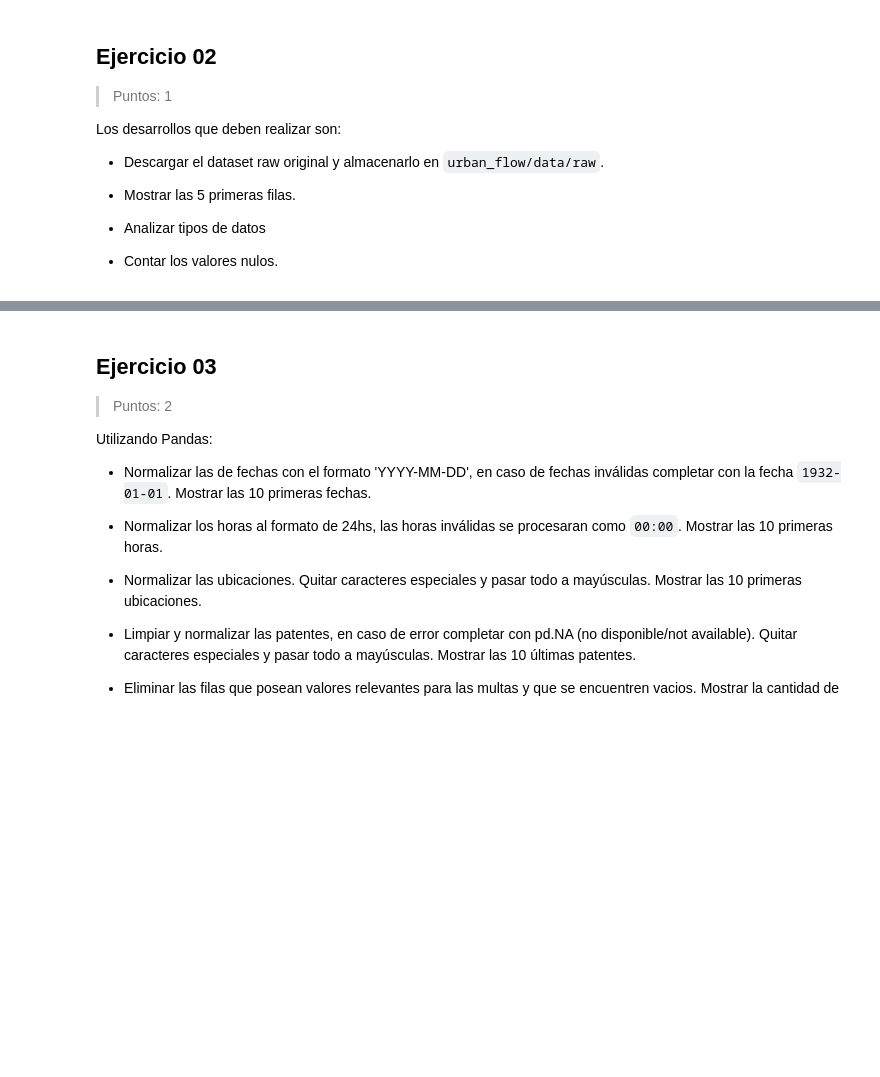
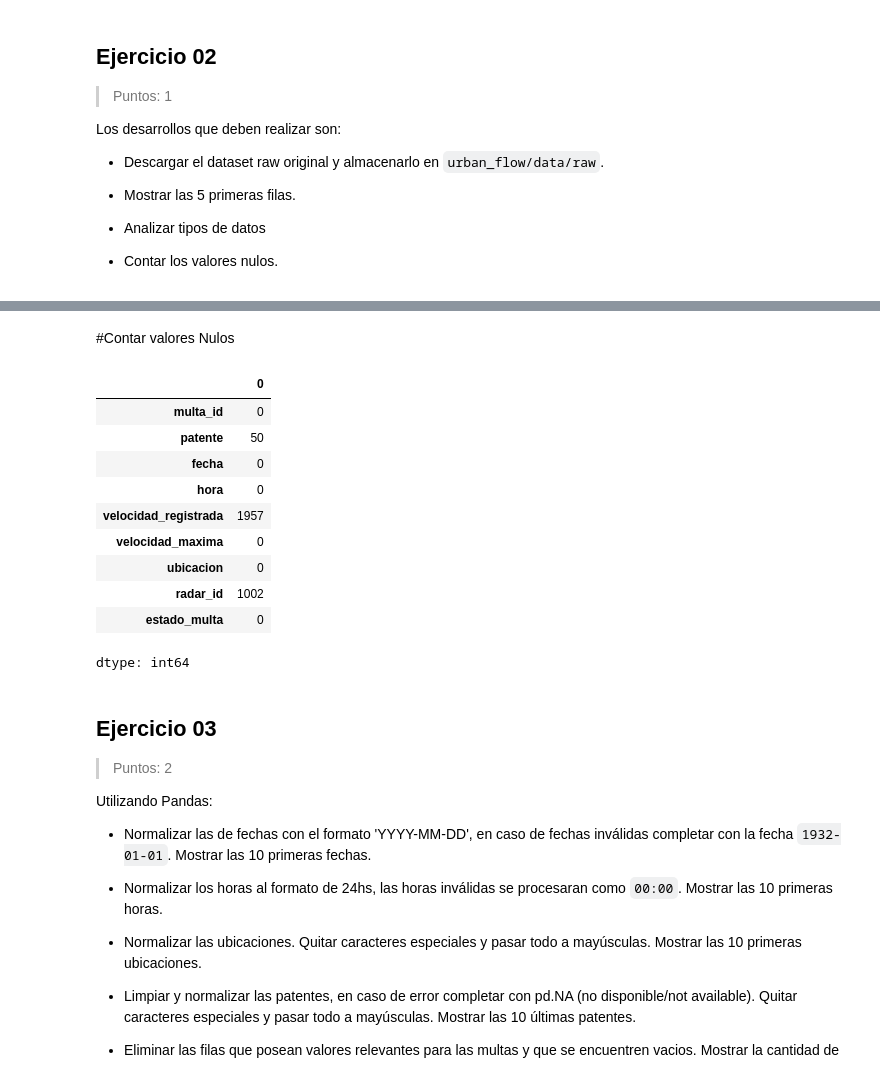
Before and after one commit to FrancoLavi/urban-flow-tp, a Jupyter notebook: Urban_Flow.ipynb, the cells around one changed output, grey strips where cells are left out. Drawn from its saved outputs; the diff is of its cells as text; code cells hidden in the pictures; blank space fills up the shorter version.

Commit message:
Cargado desde colab

```diff
--- a/Urban_Flow.ipynb
+++ b/Urban_Flow.ipynb
@@ -218,3 +196,10 @@ Los desarrollos que deben realizar son:
 - Analizar tipos de datos
 
 - Contar los valores nulos.
+# %%
+url = "https://raw.githubusercontent.com/HAD141/datasets/refs/heads/main/TrabajosPracticos/urban_flow/speeding_fines.csv"
+ruta_raw = "urban_flow/data/raw/speeding_fines.csv"
+
+urllib.request.urlretrieve(url, ruta_raw)
+
+print("Dataset descargado correctamente en:", ruta_raw)
@@ -220,0 +208,4 @@ Los desarrollos que deben realizar son:
+# %%
+df = pd.read_csv(ruta_raw)
+
+print("Dataset cargado correctamente")
@@ -221,3 +246,19 @@ Los desarrollos que deben realizar son:
+# %% [markdown]
+#Contar valores Nulos
+# %%
+df.isnull().sum()
+# %% [output]
+|  | 0 |
+| multa_id | 0 |
+| patente | 50 |
+| fecha | 0 |
+| hora | 0 |
+| velocidad_registrada | 1957 |
+| velocidad_maxima | 0 |
+| ubicacion | 0 |
+| radar_id | 1002 |
+| estado_multa | 0 |
+dtype: int64
 # %% [markdown]
 ## Ejercicio 03
 
```
Also changed, not shown: parts of 12 cells of this notebook.
